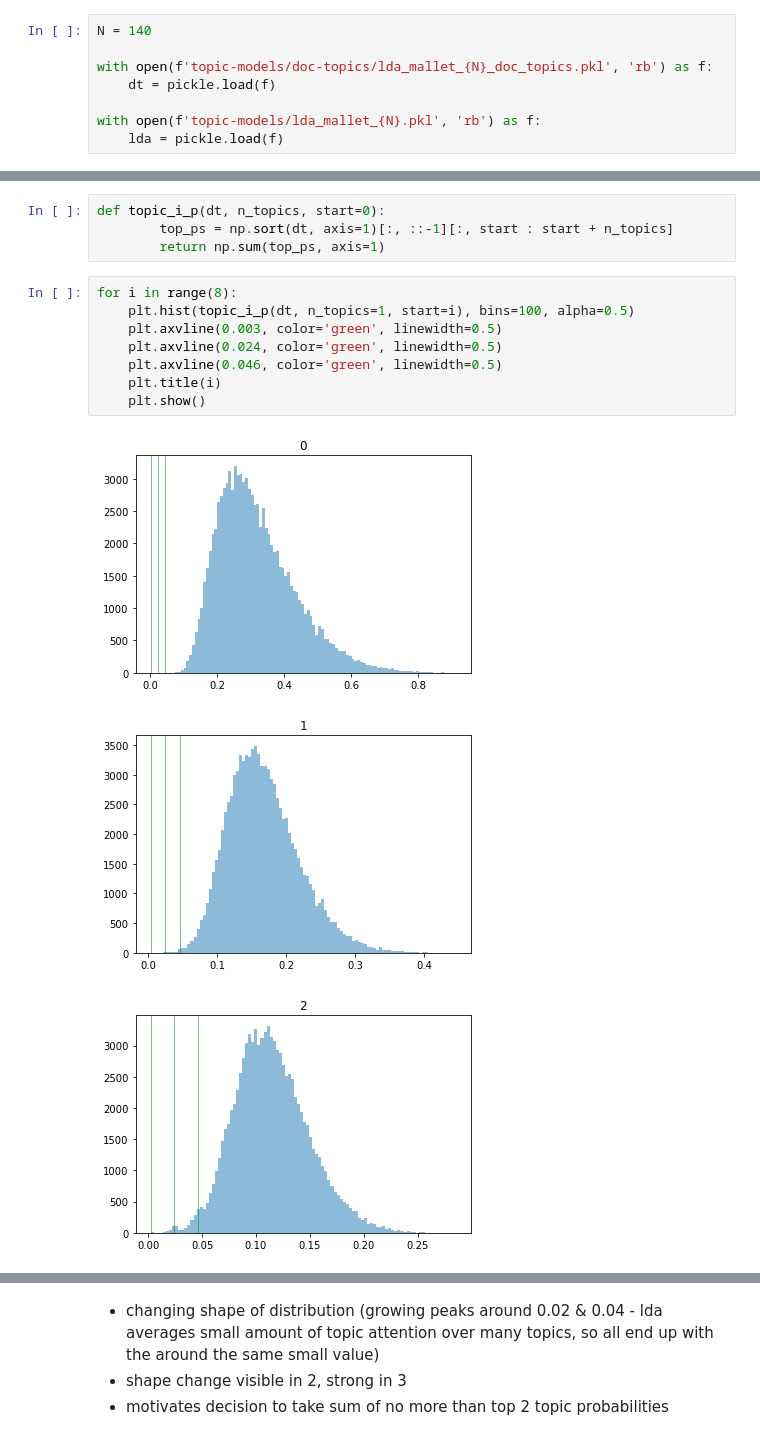
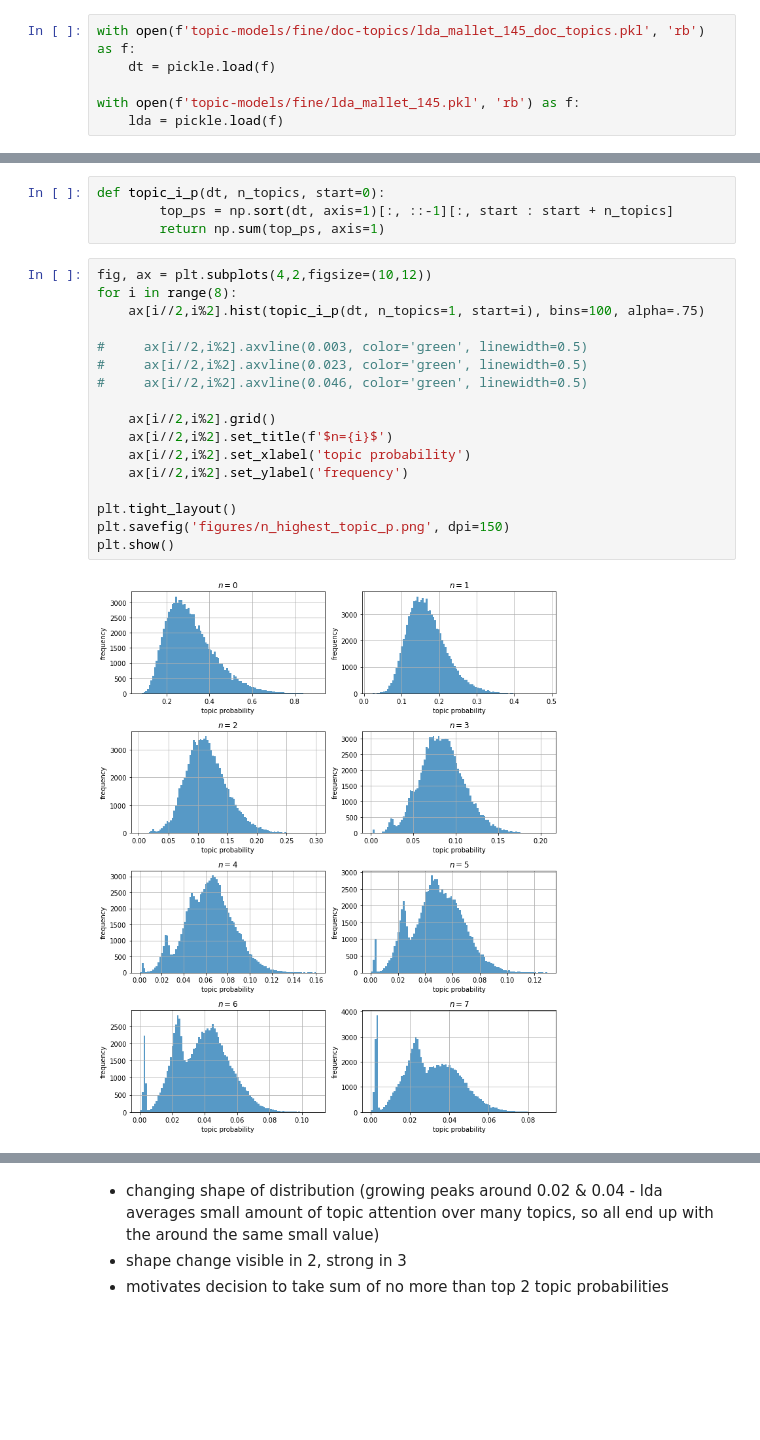
Before and after one commit to bendennes/hansard-nlp, a Jupyter notebook: 5_lda_inspect_filter.ipynb, the cells around one changed output, grey strips where cells are left out. Cells and saved outputs as stored; diff of their text form; blank space fills up the shorter version.

```diff
--- a/5_lda_inspect_filter.ipynb
+++ b/5_lda_inspect_filter.ipynb
@@ -21,10 +21,8 @@ with open('speeches-lemmatized-agg-ngrams-long.pkl', 'rb') as f:
 # %%
-N = 140
-
-with open(f'topic-models/doc-topics/lda_mallet_{N}_doc_topics.pkl', 'rb') as f:
+with open(f'topic-models/fine/doc-topics/lda_mallet_145_doc_topics.pkl', 'rb') as f:
     dt = pickle.load(f)
 
-with open(f'topic-models/lda_mallet_{N}.pkl', 'rb') as f:
+with open(f'topic-models/fine/lda_mallet_145.pkl', 'rb') as f:
     lda = pickle.load(f)
 # %%
 dt.shape
@@ -57,14 +65,21 @@ def topic_i_p(dt, n_topics, start=0):
         top_ps = np.sort(dt, axis=1)[:, ::-1][:, start : start + n_topics]
         return np.sum(top_ps, axis=1)
 # %%
+fig, ax = plt.subplots(4,2,figsize=(10,12))
 for i in range(8):
-    plt.hist(topic_i_p(dt, n_topics=1, start=i), bins=100, alpha=0.5)
-    plt.axvline(0.003, color='green', linewidth=0.5)
-    plt.axvline(0.024, color='green', linewidth=0.5)
-    plt.axvline(0.046, color='green', linewidth=0.5)
-    plt.title(i)
-    plt.show()
+    ax[i//2,i%2].hist(topic_i_p(dt, n_topics=1, start=i), bins=100, alpha=.75)
+
+#     ax[i//2,i%2].axvline(0.003, color='green', linewidth=0.5)
+#     ax[i//2,i%2].axvline(0.023, color='green', linewidth=0.5)
+#     ax[i//2,i%2].axvline(0.046, color='green', linewidth=0.5)
+
+    ax[i//2,i%2].grid()
+    ax[i//2,i%2].set_title(f'$n={i}$')
+    ax[i//2,i%2].set_xlabel('topic probability')
+    ax[i//2,i%2].set_ylabel('frequency')
+
+plt.tight_layout()
+plt.savefig('figures/n_highest_topic_p.png', dpi=150)
+plt.show()
 # %% [output]
-[figure, old version]
+[figure, new version]
-[figure, removed]
-[figure, removed]
```
Also changed, not shown: parts of 19 cells of this notebook, 5 other files.
